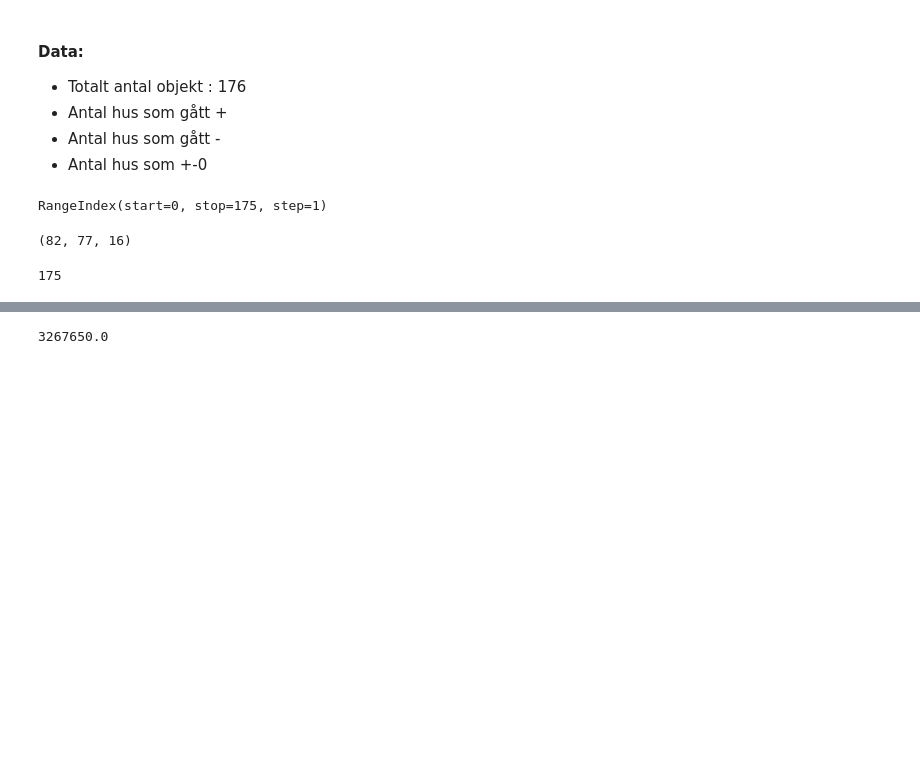
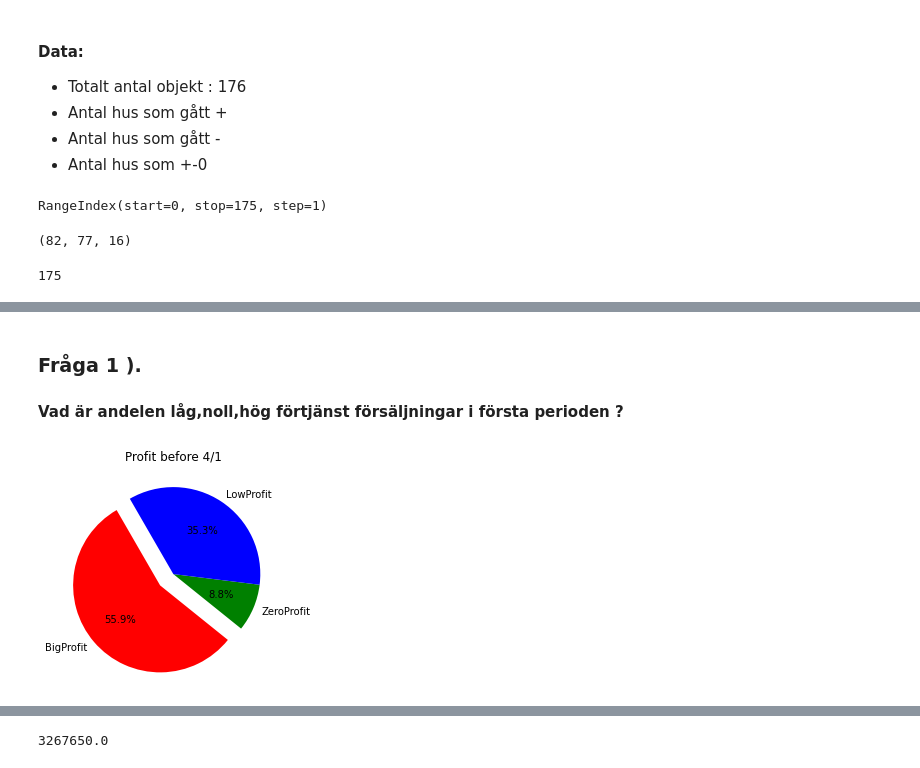
Before and after one commit to honkez/bost_analyze, a Jupyter notebook: booli_bost_data.ipynb, the cells around one changed output, grey strips where cells are left out. Cells and saved outputs as stored; diff of their text form; code cells hidden in the pictures; blank space fills up the shorter version.

```diff
--- a/booli_bost_data.ipynb
+++ b/booli_bost_data.ipynb
@@ -398,0 +460,4 @@ big_profit_sales.describe()
+# %%
+#Calc total amount of sales per low/big profit
+tot_last=big_prof_last.shape[0]+zero_prof_last.shape[0]+low_prof_last.shape[0]
+tot_before=big_profit_sales.shape[0]+zero_profit_sales.shape[0]+low_profit_sales.shape[0]
@@ -398,0 +474,13 @@ big_profit_sales.describe()
+# %% [markdown]
+### Fråga 1 ).
+#### Vad är andelen låg,noll,hög förtjänst försäljningar i första perioden ?
+# %%
+#Diplay profits done before middle
+arr=[big_profit_sales.shape[0]/tot_before,zero_profit_sales.shape[0]/tot_before,low_profit_sales.shape[0]/tot_before]
+labels=["BigProfit","ZeroProfit","LowProfit"]
+plt.title('Profit before 4/1')
+my_expl=[0.2,0,0]
+plt.pie(arr,labels=labels,explode=my_expl,startangle = 120,autopct='%1.1f%%',colors=['r', 'g', 'b'])
+plt.show()
+# %% [output]
+[figure, added]
```
Also changed, not shown: parts of 75 cells of this notebook, 5 other files.
